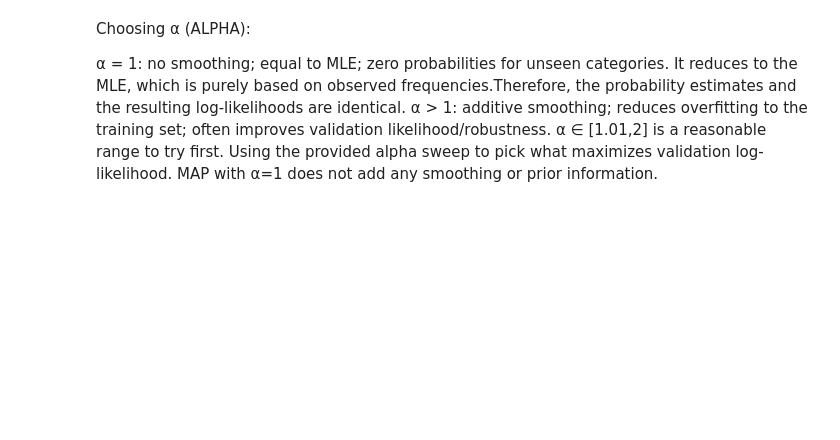
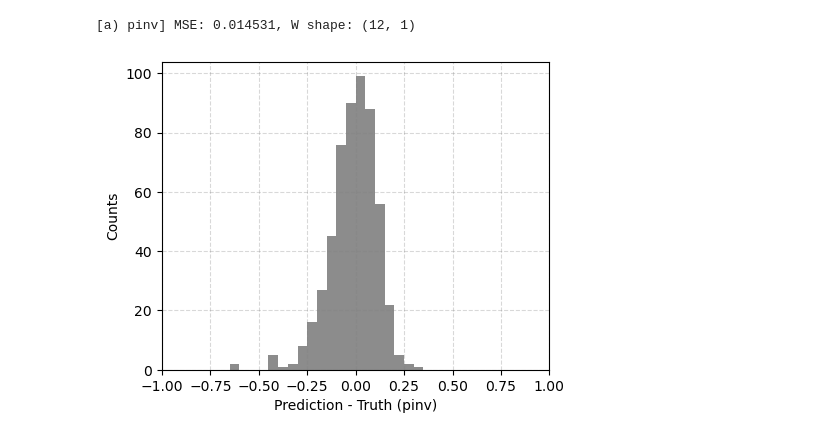
Before and after one commit to aiemond/Machine-Learning, a Jupyter notebook: AIDS_ML_EXLAB/Exercise2.ipynb, the cells around one changed output. Saved outputs shown, nothing was run; the diff lists cells and outputs as text; code cells hidden in the pictures; blank space fills up the shorter version.

```diff
--- a/AIDS_ML_EXLAB/Exercise2.ipynb
+++ b/AIDS_ML_EXLAB/Exercise2.ipynb
@@ -135,7 +1,73 @@ print(f"[VAL]   Log-Likelihood MAP with alpha={ALPHA}: {ll_map_val:.2f}")
-# %% [markdown]
-Choosing α (ALPHA):
-
-α = 1: no smoothing; equal to MLE; zero probabilities for unseen categories. It reduces to the MLE, which is purely based on observed frequencies.Therefore, the probability estimates and the resulting log-likelihoods are identical.
-α > 1: additive smoothing; reduces overfitting to the training set; often improves validation likelihood/robustness.
-α ∈ [1.01,2] is a reasonable range to try first. Using the provided alpha sweep to pick what maximizes validation log-likelihood.
-MAP with α=1 does not add any smoothing or prior information.
+# %%
+
+import numpy as np
+import matplotlib.pyplot as plt
+from sklearn.metrics import accuracy_score
+import pandas as pd
+
+from tqdm import tqdm
+
+# =============================================================================
+# Read the data
+# =============================================================================
+data = np.array(pd.read_csv("Data.csv"))
+Y = data[:, 0].reshape((-1, 1))  # (N, 1)
+X = data[:, 1:]                  # (N, D)
+
+# =============================================================================
+# Scaling (min-max normalization to [0, 1])
+# =============================================================================
+for i in range(X.shape[1]):
+    col_min = np.amin(X[:, i])
+    col_max = np.amax(X[:, i])
+    # Avoid divide by zero in case a feature is constant
+    if col_max == col_min:
+        X[:, i] = 0.0
+    else:
+        X[:, i] = (X[:, i] - col_min) / (col_max - col_min)
+
+Y_min, Y_max = np.amin(Y), np.amax(Y)
+if Y_max == Y_min:
+    Y = np.zeros_like(Y)
+else:
+    Y = (Y - Y_min) / (Y_max - Y_min)
+
+# -----------------------------------------------------------------------------
+# Optional: Alternative scaling (commented out)
+# You can try z-score standardization, which often works better for least squares:
+# X = (X - X.mean(axis=0)) / (X.std(axis=0) + 1e-12)
+# Y = (Y - Y.mean()) / (Y.std() + 1e-12)
+# -----------------------------------------------------------------------------
+
+
+# =============================================================================
+# a) Calculating the Pseudo-Inverse directly
+#    Solve: min ||XW - Y||_2
+# =============================================================================
+
+# TODO: Solve the problem by calculating the pseudo inverse using numpy.linalg.pinv()
+X_pinv_np = np.linalg.pinv(X)  # Moore–Penrose pseudo-inverse via NumPy
+
+# TODO: Enter your prediction variables
+# Least-squares solution W = X^+ Y
+W_np = X_pinv_np @ Y           # (D, 1)
+Y_pred_np = X @ W_np           # (N, 1)
+
+# Residuals (Prediction - Truth); you can use absolute error instead if desired.
+E_np = np.power(Y_pred_np - Y, 1)   # same as (Y_pred_np - Y)
+
+# Diagnostics
+mse_np = np.mean((Y_pred_np - Y) ** 2)
+print(f"[a) pinv] MSE: {mse_np:.6f}, W shape: {W_np.shape}")
+
+fig, ax = plt.subplots(figsize=(5, 4))
+ax.hist(E_np, bins=40, alpha=0.9, histtype='bar', ec='black',
+        range=[-1, 1], color="grey")
+ax.set_xlabel("Prediction - Truth (pinv)")
+ax.set_ylabel("Counts")
+ax.set_xlim([-1, 1])
+ax.grid(color='gray', linestyle='dashed', alpha=0.3)
+plt.show()
+# %% [output]
+[a) pinv] MSE: 0.014531, W shape: (12, 1)
+[figure, added]
```
Also changed, not shown: parts of 15 cells of this notebook, 2 other files.
